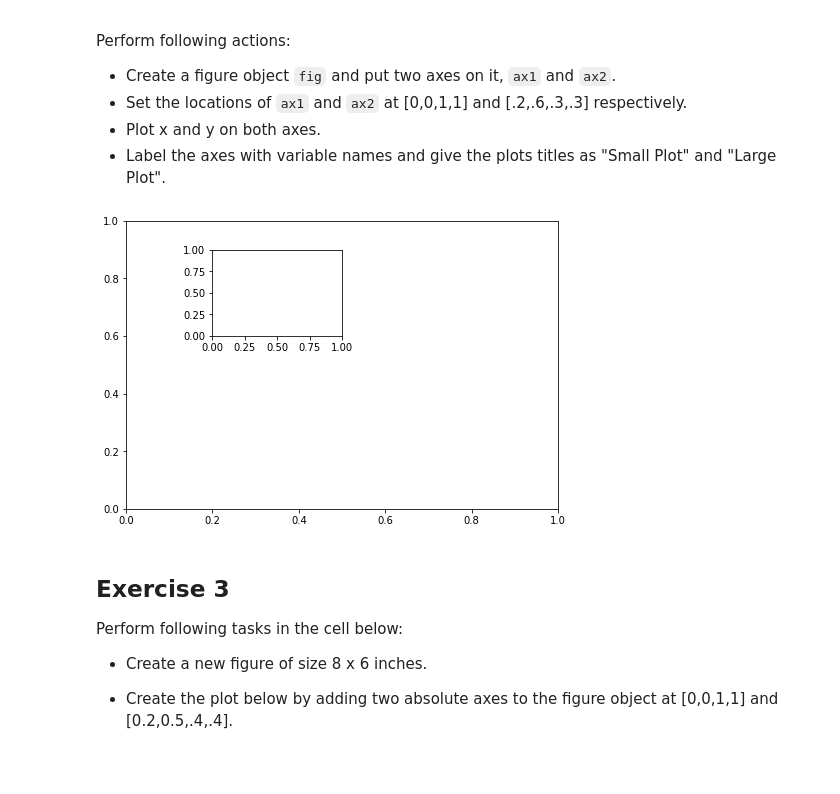
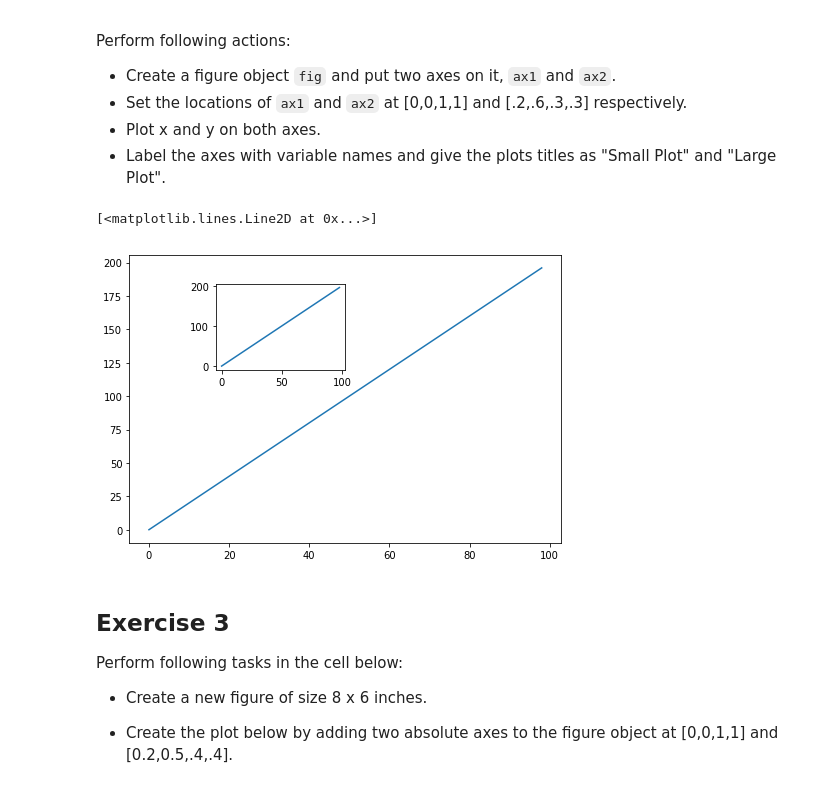
Before and after one commit to NomexHq/ds-matplotlib-intro-lab-nyc-ds-career-031119, a Jupyter notebook: index.ipynb, the cells around one changed output. Drawn from its saved outputs; the diff is of its cells as text; code cells hidden in the pictures.

```diff
--- a/index.ipynb
+++ b/index.ipynb
@@ -92,11 +92,14 @@ Perform following actions:
 # %%
 fig = plt.figure()
 ax1 = fig.add_axes([0,0,1,1])
 ax2 = fig.add_axes([.2,.6,.3,.3])
 
 ax1.plot(x,y)
+
+ax2.plot(x,y)
 # %% [output]
+[<matplotlib.lines.Line2D at 0x...>]
-[figure, old version]
+[figure, new version]
 # %% [markdown]
 ## Exercise 3
 
```
